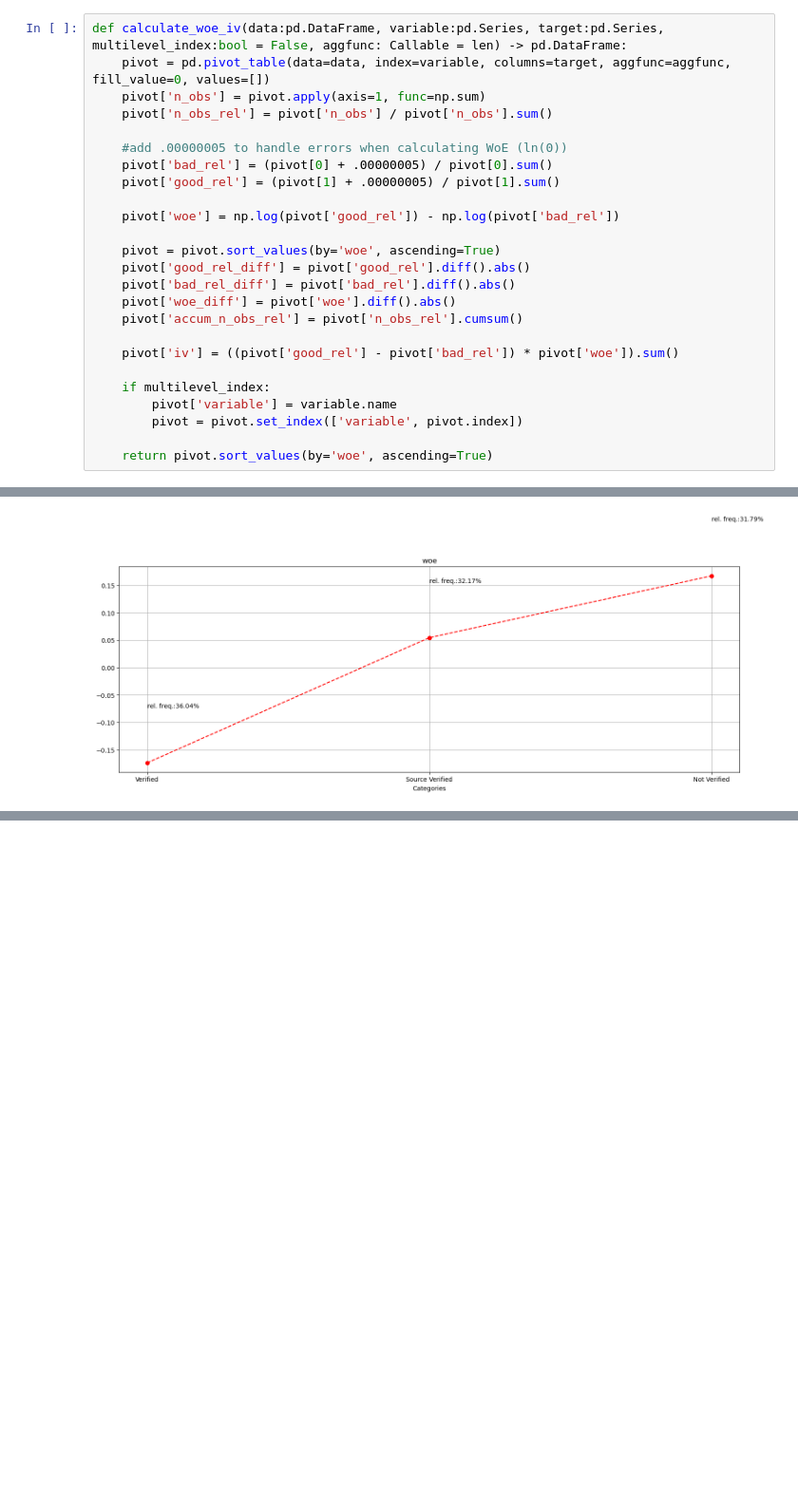
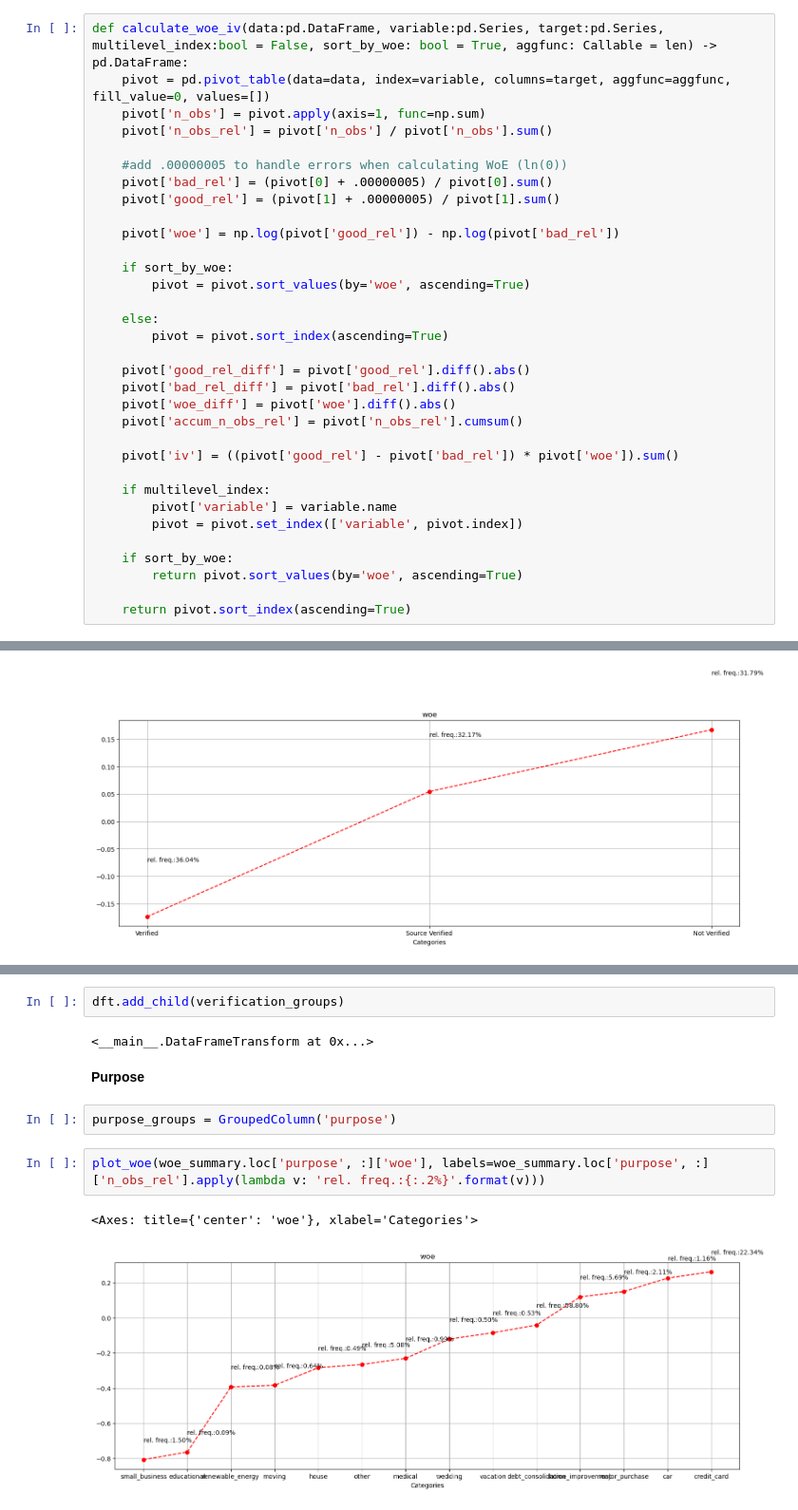
Before and after one commit to Xavi-Linux/CaRMeLo, a Jupyter notebook: notebooks/Data_preparation.ipynb, the cells around one changed output, grey strips where cells are left out. Shown: that part at 95% size. Saved outputs shown, nothing was run; the diff lists cells and outputs as text; blank space fills up the shorter version.

Commit message:
add variables to discrete variables analysis

```diff
--- a/notebooks/Data_preparation.ipynb
+++ b/notebooks/Data_preparation.ipynb
@@ -79,7 +79,7 @@ categories
 # %% [markdown]
 **WoE and IV calculation**:
 # %%
-def calculate_woe_iv(data:pd.DataFrame, variable:pd.Series, target:pd.Series, multilevel_index:bool = False, aggfunc: Callable = len) -> pd.DataFrame:
+def calculate_woe_iv(data:pd.DataFrame, variable:pd.Series, target:pd.Series, multilevel_index:bool = False, sort_by_woe: bool = True, aggfunc: Callable = len) -> pd.DataFrame:
     pivot = pd.pivot_table(data=data, index=variable, columns=target, aggfunc=aggfunc, fill_value=0, values=[])
     pivot['n_obs'] = pivot.apply(axis=1, func=np.sum)
     pivot['n_obs_rel'] = pivot['n_obs'] / pivot['n_obs'].sum()
@@ -90,7 +90,12 @@ def calculate_woe_iv(data:pd.DataFrame, variable:pd.Series, target:pd.Series, mu
 
     pivot['woe'] = np.log(pivot['good_rel']) - np.log(pivot['bad_rel'])
 
-    pivot = pivot.sort_values(by='woe', ascending=True)
+    if sort_by_woe:
+        pivot = pivot.sort_values(by='woe', ascending=True)
+
+    else:
+        pivot = pivot.sort_index(ascending=True)
+
     pivot['good_rel_diff'] = pivot['good_rel'].diff().abs()
     pivot['bad_rel_diff'] = pivot['bad_rel'].diff().abs()
     pivot['woe_diff'] = pivot['woe'].diff().abs()
@@ -102,7 +107,10 @@ def calculate_woe_iv(data:pd.DataFrame, variable:pd.Series, target:pd.Series, mu
         pivot['variable'] = variable.name
         pivot = pivot.set_index(['variable', pivot.index])
 
-    return pivot.sort_values(by='woe', ascending=True)
+    if sort_by_woe:
+        return pivot.sort_values(by='woe', ascending=True)
+
+    return pivot.sort_index(ascending=True)
 # %%
 def run_woe_iv(data:pd.DataFrame, independent_vars:List[str], dependent_var:str) -> pd.DataFrame:
     accum: pd.Dataframe = pd.DataFrame([])
@@ -474,0 +485,13 @@ dft.transform(cat_df, remove_originals=True)
+# %%
+dft.add_child(verification_groups)
+# %% [output]
+<__main__.DataFrameTransform at 0x...>
+# %% [markdown]
+**Purpose**
+# %%
+purpose_groups = GroupedColumn('purpose')
+# %%
+plot_woe(woe_summary.loc['purpose', :]['woe'], labels=woe_summary.loc['purpose', :]['n_obs_rel'].apply(lambda v: 'rel. freq.:{:.2%}'.format(v)))
+# %% [output]
+<Axes: title={'center': 'woe'}, xlabel='Categories'>
+[figure, added]
```
Also changed, not shown: parts of 20 cells of this notebook.
